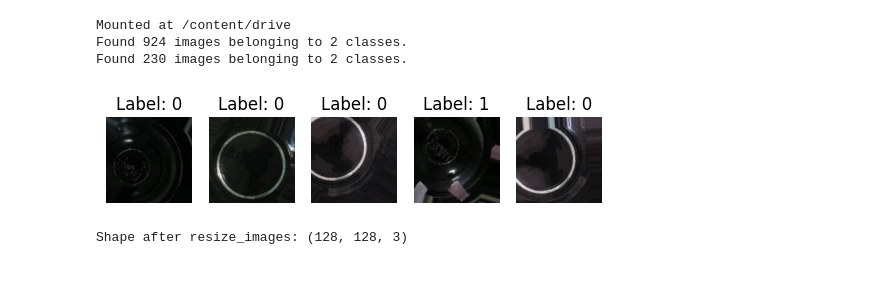
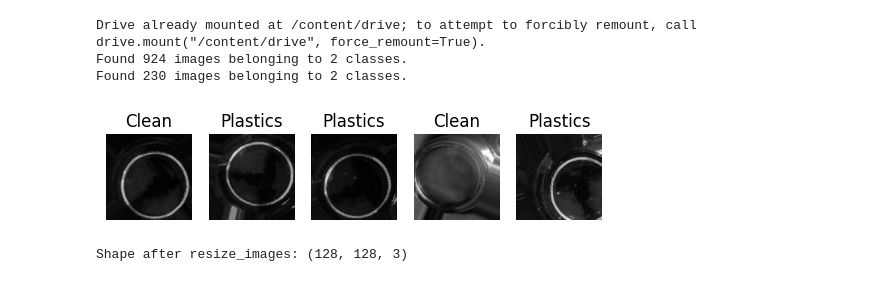
Before and after one commit to S-Bonillas/Image_Recognition_for_Microplastics, a Jupyter notebook: P4_MicroPystics.ipynb, the cells around one changed output. Cells and saved outputs as stored; diff of their text form; code cells hidden in the pictures.

```diff
--- a/P4_MicroPystics.ipynb
+++ b/P4_MicroPystics.ipynb
@@ -29,6 +30,9 @@ def resize_images(image):
 def rgb_to_gray(image):
     return rgb2gray(image)
 
+# Set random seed for reproducibility
+np.random.seed(14)
+
 # All jpgs should be the same size (128,128), however, rescaling in anticipation of Neural Networking modeling later in the process.
 # Allowing for some variation in image orientation.
 datagen = ImageDataGenerator(
@@ -41,8 +45,11 @@ datagen = ImageDataGenerator(
     width_shift_range=0.2,
     height_shift_range=0.2,
     horizontal_flip=True,
-    fill_mode='nearest'
+    fill_mode='nearest',
 )
+
+# Fitting the ImageDataGenerator onto the Training data
+datagen.fit(np.zeros((1, 128, 128, 3)))
 
 # Defining Training and Validation sets
 train_generator = datagen.flow_from_directory(
@@ -61,28 +68,30 @@ validation_generator = datagen.flow_from_directory(
     subset='validation'
 )
 # %% [output]
-Mounted at /content/drive
+Drive already mounted at /content/drive; to attempt to forcibly remount, call drive.mount("/content/drive", force_remount=True).
 Found 924 images belonging to 2 classes.
 Found 230 images belonging to 2 classes.
 # %%
 # Check to see what it is we loaded into the Training Set
-
 # Loading the first batch from train_generator
 batch = next(train_generator)
 
 # Extracting the images and labels from the batch
 images, labels = batch
 
+# Updating labels for better readability
+updated_labels = ["Clean" if label == 0 else "Plastics" for label in labels]
+
 # Displaying the first few images along with their labels
 num_images_to_display = 5
 for i in range(num_images_to_display):
     plt.subplot(1, num_images_to_display, i + 1)
-    plt.imshow(images[i], cmap='gray')
-    plt.title(f"Label: {int(labels[i])}")
+    plt.imshow(images[i][:, :, 0], cmap='gray')
+    plt.title(f"{updated_labels[i]}")
     plt.axis('off')
 
 plt.show()
 # %% [output]
-[figure, old version]
+[figure, new version]
 # %%
 # Double checking the shape of the output from the resizing
```
Also changed, not shown: parts of 7 cells of this notebook, 1 other file.
